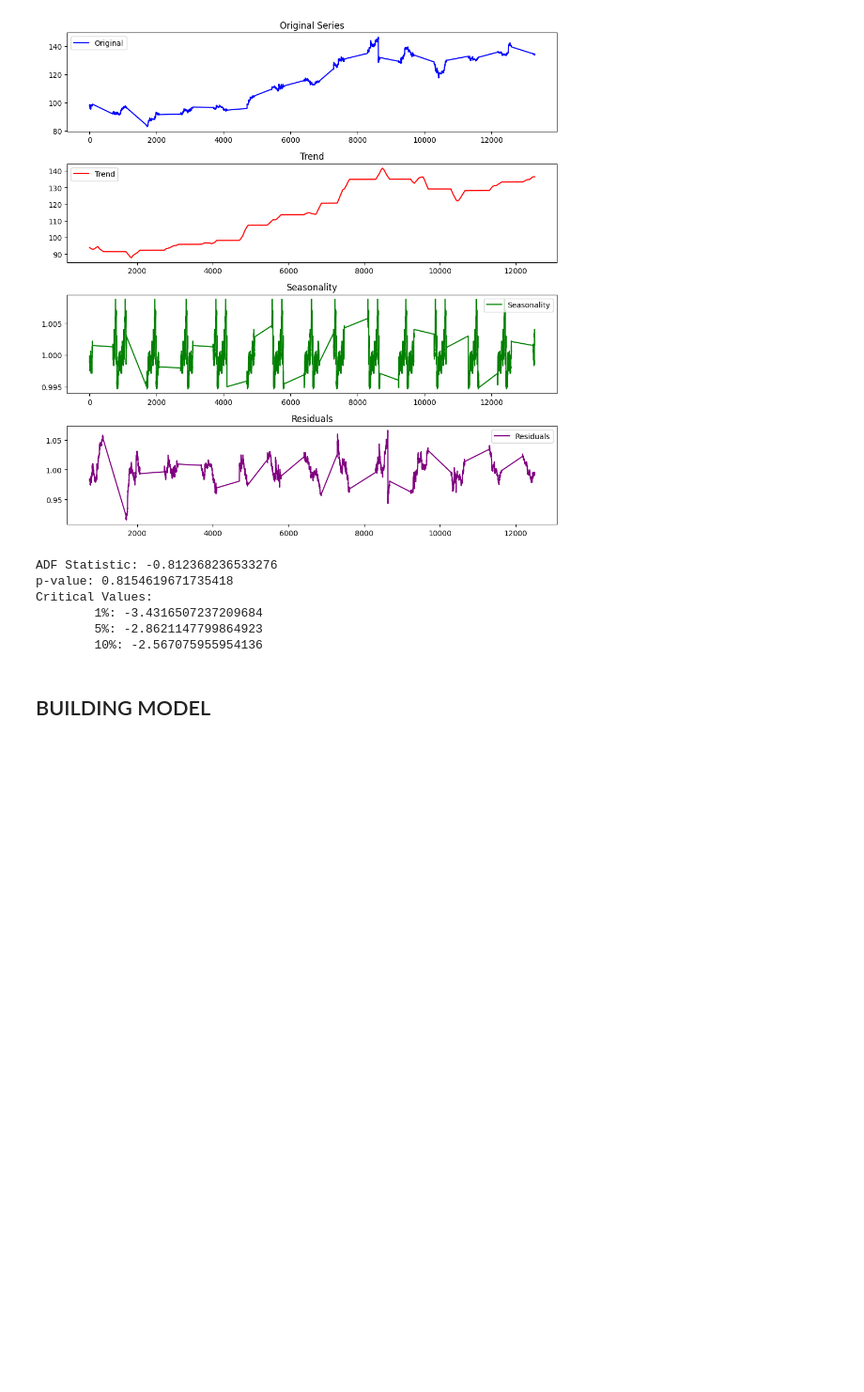
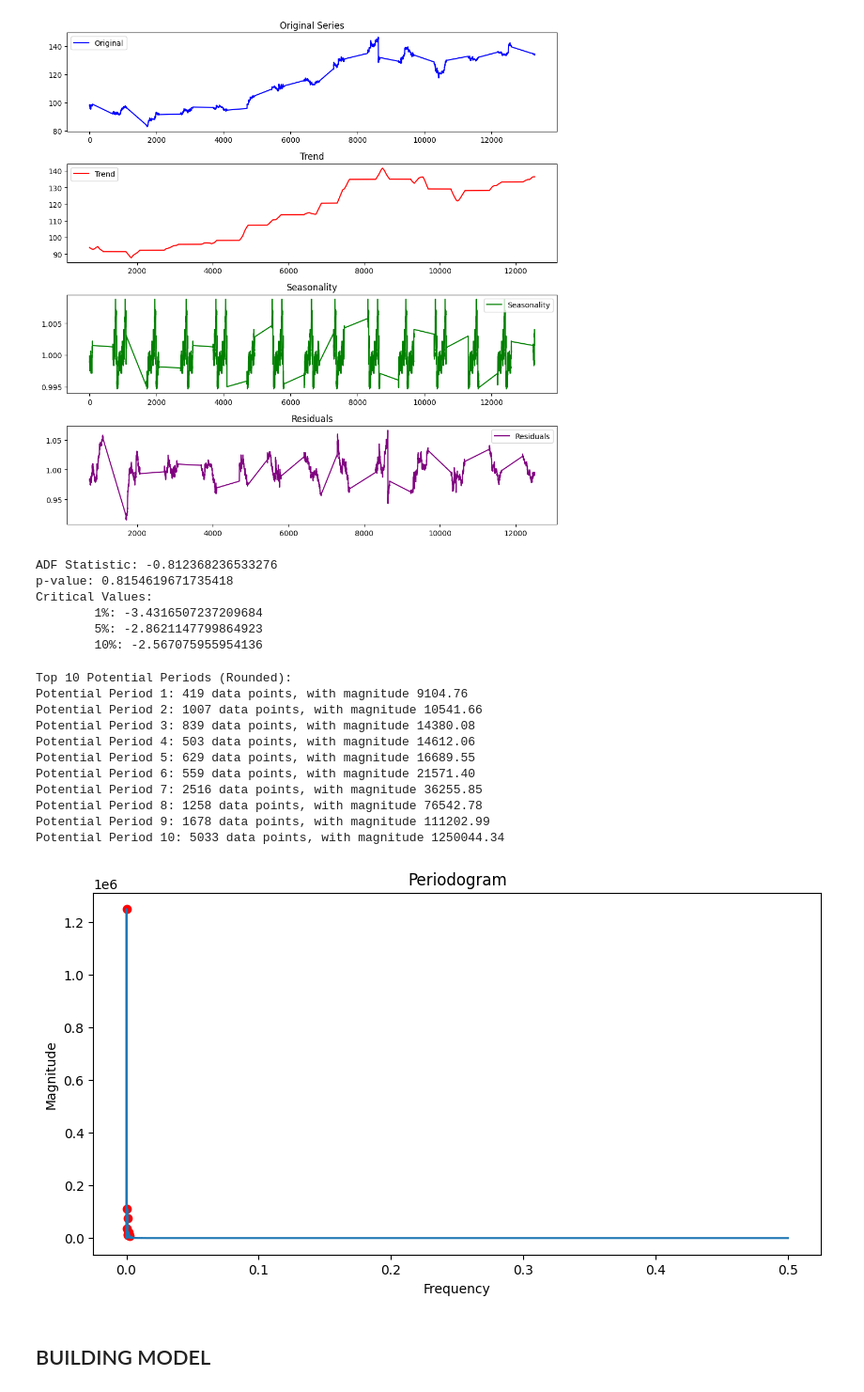
Before and after one commit to Zeres-Engel/Reineforcement-Surfing-Stock, a Jupyter notebook: analysis.ipynb, the cells around one changed output. Shown at 94% size. Drawn from its saved outputs; the diff is of its cells as text; code cells hidden in the pictures; blank space fills up the shorter version.

Commit message:
pero chart

```diff
--- a/analysis.ipynb
+++ b/analysis.ipynb
@@ -163,6 +163,52 @@ Critical Values:
         1%: -3.4316507237209684
         5%: -2.8621147799864923
         10%: -2.567075955954136
+# %%
+# Load data
+df = pd.read_csv('data/FPT.csv')
+df['time'] = pd.to_datetime(df['time'], dayfirst=True, errors='coerce')
+df = df.dropna(subset=['time'])
+
+# Use the 'close' price to calculate the periodogram
+close_prices = df['close'].dropna()
+
+# Calculate periodogram
+frequencies, magnitudes = periodogram(close_prices)
+
+# Sort and select the 10 highest magnitude frequencies
+top_indices = np.argsort(magnitudes)[-10:]  # Select top 10 values
+top_frequencies = frequencies[top_indices]
+top_magnitudes = magnitudes[top_indices]
+
+# Calculate potential periods from frequencies (Period = 1 / Frequency) and round them
+top_cycles = np.round(1 / top_frequencies).astype(int)
+
+# Display the top 10 potential periods
+print("Top 10 Potential Periods (Rounded):")
+for i in range(10):
+    print(f"Potential Period {i+1}: {top_cycles[i]} data points, with magnitude {top_magnitudes[i]:.2f}")
+
+# Plot the periodogram
+plt.figure(figsize=(10, 5))
+plt.plot(frequencies, magnitudes)
+plt.scatter(top_frequencies, top_magnitudes, color='red')  # Highlight the top 10 values
+plt.title('Periodogram')
+plt.xlabel('Frequency')
+plt.ylabel('Magnitude')
+plt.show()
+# %% [output]
+Top 10 Potential Periods (Rounded):
+Potential Period 1: 419 data points, with magnitude 9104.76
+Potential Period 2: 1007 data points, with magnitude 10541.66
+Potential Period 3: 839 data points, with magnitude 14380.08
+Potential Period 4: 503 data points, with magnitude 14612.06
+Potential Period 5: 629 data points, with magnitude 16689.55
+Potential Period 6: 559 data points, with magnitude 21571.40
+Potential Period 7: 2516 data points, with magnitude 36255.85
+Potential Period 8: 1258 data points, with magnitude 76542.78
+Potential Period 9: 1678 data points, with magnitude 111202.99
+Potential Period 10: 5033 data points, with magnitude 1250044.34
+[figure, added]
 # %% [markdown]
 ## BUILDING MODEL
 # %% [markdown]
```
